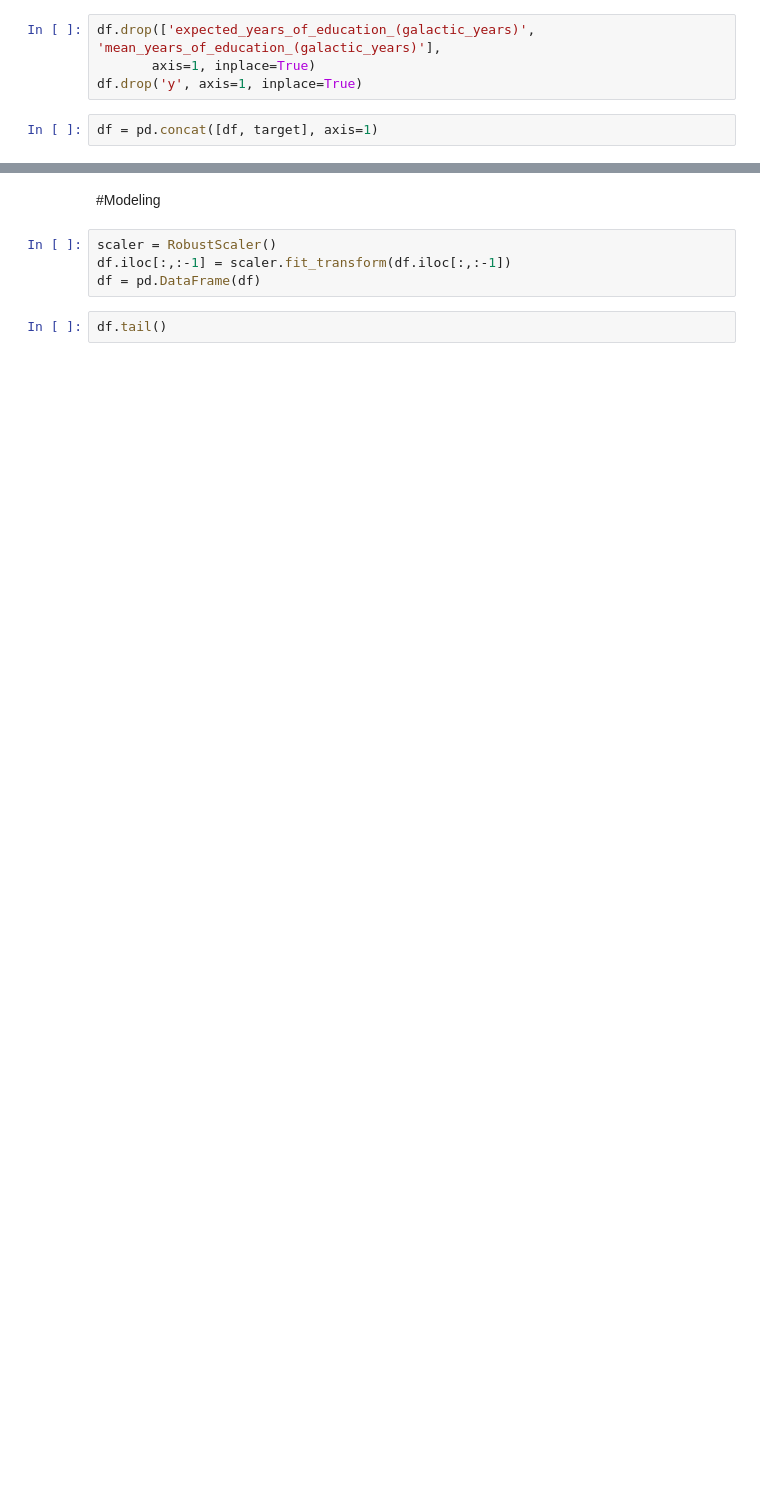
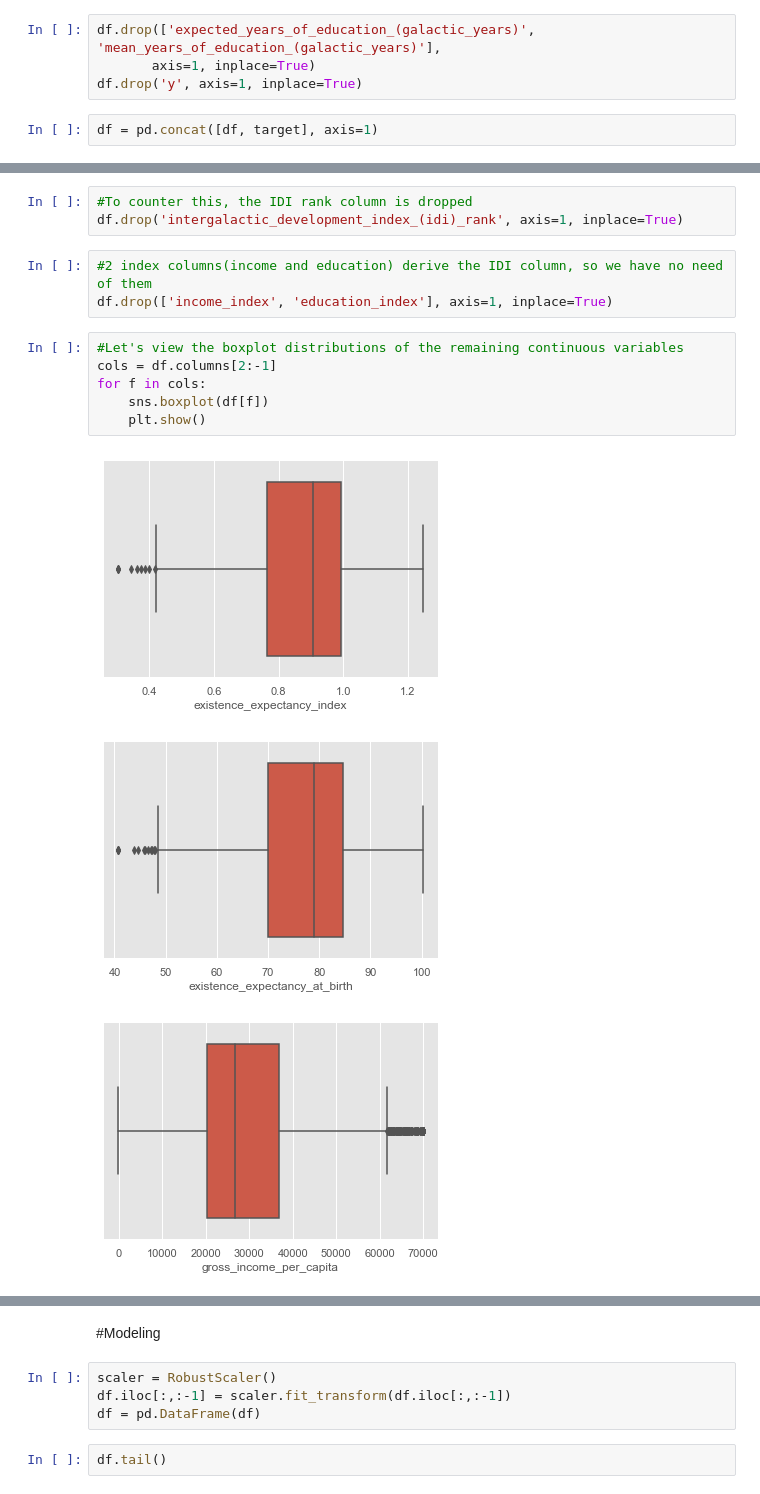
Before and after one commit to kamalzada/Python-codes, a Jupyter notebook: git_repository/Python-capstone-data2.ipynb, the cells around one changed output, grey strips where cells are left out. Saved outputs shown, nothing was run; the diff lists cells and outputs as text; blank space fills up the shorter version.

```diff
--- a/git_repository/Python-capstone-data2.ipynb
+++ b/git_repository/Python-capstone-data2.ipynb
@@ -388,0 +372,16 @@ assumptions of Linear Regression before modeling
+# %%
+#To counter this, the IDI rank column is dropped
+df.drop('intergalactic_development_index_(idi)_rank', axis=1, inplace=True)
+# %%
+#2 index columns(income and education) derive the IDI column, so we have no need of them
+df.drop(['income_index', 'education_index'], axis=1, inplace=True)
+# %%
+#Let's view the boxplot distributions of the remaining continuous variables
+cols = df.columns[2:-1]
+for f in cols:
+    sns.boxplot(df[f])
+    plt.show()
+# %% [output]
+[figure, added]
+[figure, added]
+[figure, added]
```
Also changed, not shown: parts of 19 cells of this notebook.
